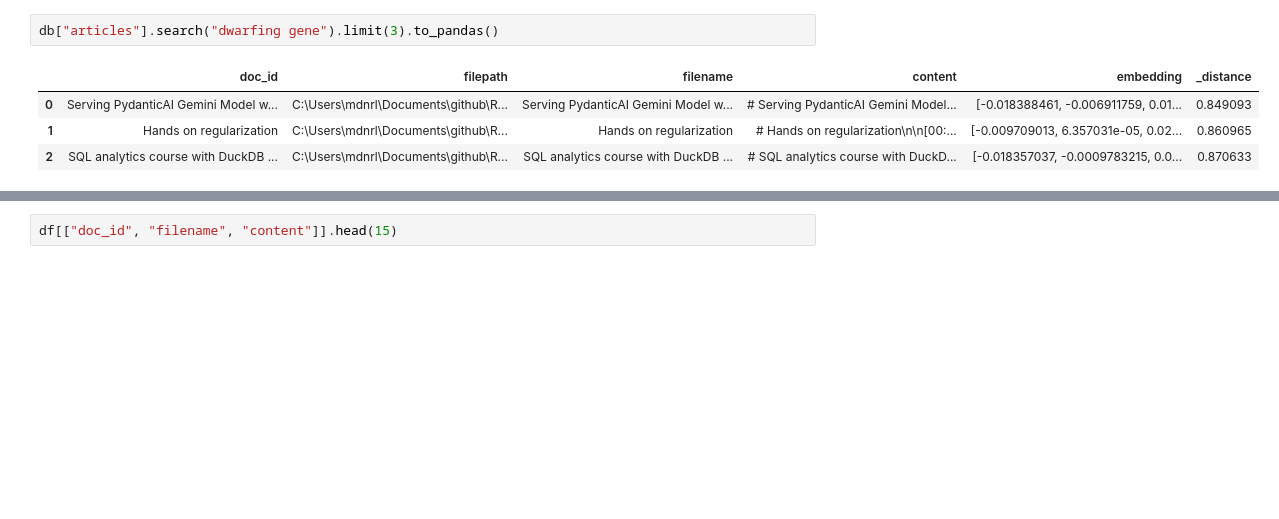
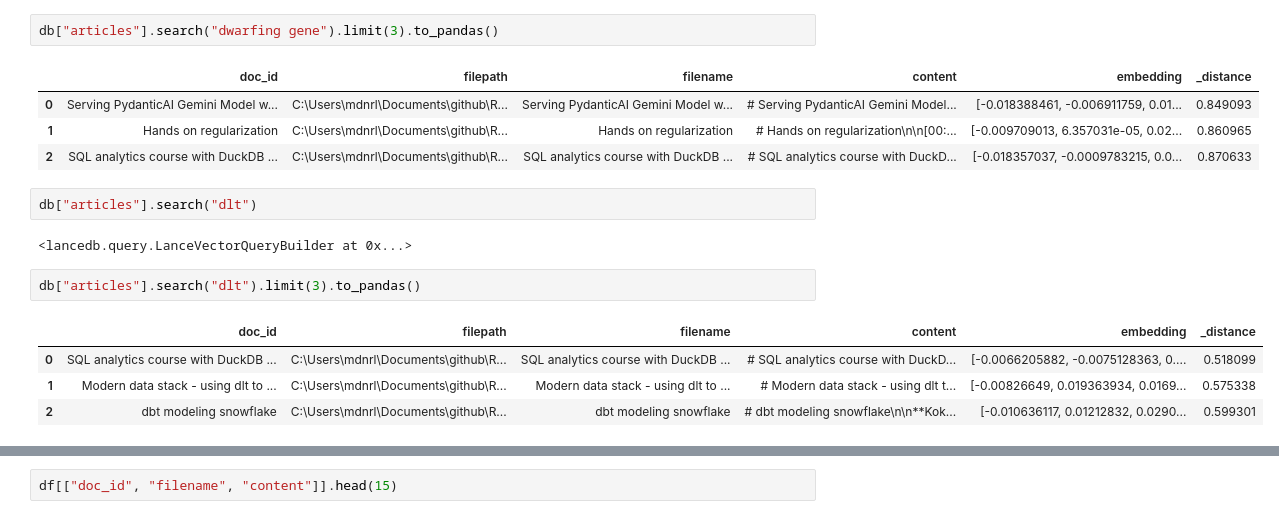
Before and after one commit to mohammadnurulhassan/Rag_youtuber_Chatbot_mohammmad_hassan, a Jupyter notebook: explorations.ipynb, the cells around one changed output, grey strips where cells are left out. Saved outputs shown, nothing was run; the diff lists cells and outputs as text; blank space fills up the shorter version.

```diff
--- a/explorations.ipynb
+++ b/explorations.ipynb
@@ -205,3 +208,14 @@ db["articles"].search("dwarfing gene").limit(3).to_pandas()
 | 0 | Serving PydanticAI Gemini Model w... | C:\Users\mdnrl\Documents\github\R... | Serving PydanticAI Gemini Model w... | # Serving PydanticAI Gemini Model... | [-0.018388461, -0.006911759, 0.01... | 0.849093 |
 | 1 | Hands on regularization | C:\Users\mdnrl\Documents\github\R... | Hands on regularization | # Hands on regularization\n\n[00:... | [-0.009709013, 6.357031e-05, 0.02... | 0.860965 |
 | 2 | SQL analytics course with DuckDB ... | C:\Users\mdnrl\Documents\github\R... | SQL analytics course with DuckDB ... | # SQL analytics course with DuckD... | [-0.018357037, -0.0009783215, 0.0... | 0.870633 |
+# %%
+db["articles"].search("dlt")
+# %% [output]
+<lancedb.query.LanceVectorQueryBuilder at 0x...>
+# %%
+db["articles"].search("dlt").limit(3).to_pandas()
+# %% [output]
+|  | doc_id | filepath | filename | content | embedding | _distance |
+| 0 | SQL analytics course with DuckDB ... | C:\Users\mdnrl\Documents\github\R... | SQL analytics course with DuckDB ... | # SQL analytics course with DuckD... | [-0.0066205882, -0.0075128363, 0.... | 0.518099 |
+| 1 | Modern data stack - using dlt to ... | C:\Users\mdnrl\Documents\github\R... | Modern data stack - using dlt to ... | # Modern data stack - using dlt t... | [-0.00826649, 0.019363934, 0.0169... | 0.575338 |
+| 2 | dbt modeling snowflake | C:\Users\mdnrl\Documents\github\R... | dbt modeling snowflake | # dbt modeling snowflake\n\n**Kok... | [-0.010636117, 0.01212832, 0.0290... | 0.599301 |
```
Also changed, not shown: parts of 6 cells of this notebook, 7 other files.
